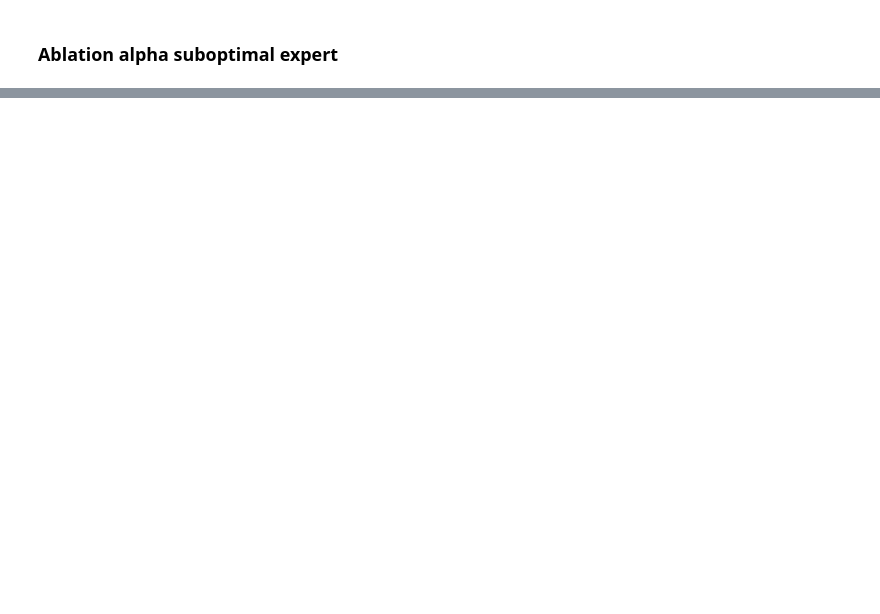
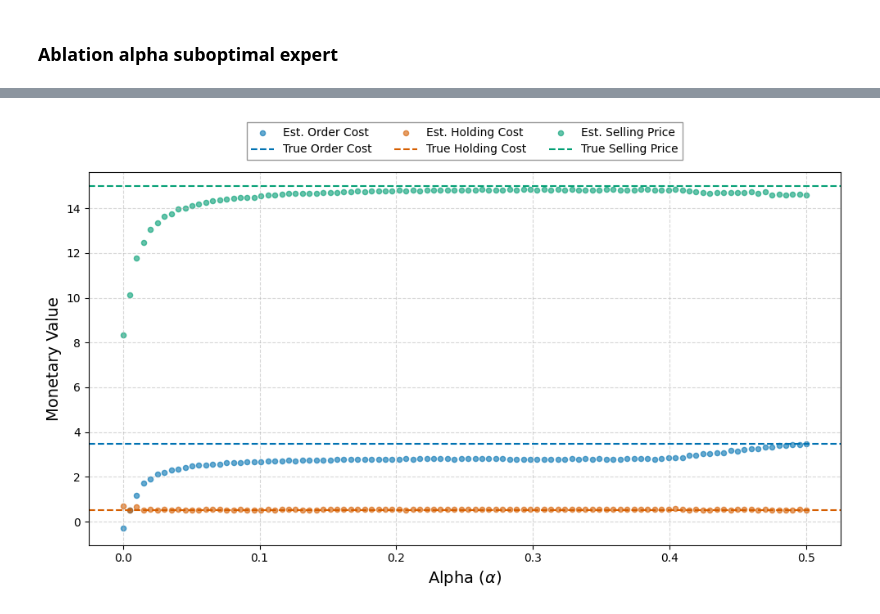
Before and after one commit to EstebanLeiva/apprenticeshiplearning, a Jupyter notebook: scripts/inventory.ipynb, the cells around one changed output, grey strips where cells are left out. Drawn from its saved outputs; the diff is of its cells as text; code cells hidden in the pictures; blank space fills up the shorter version.

```diff
--- a/scripts/inventory.ipynb
+++ b/scripts/inventory.ipynb
@@ -641,0 +499,13 @@ plt.show()
+# %%
+def get_muA(c, inventory):
+    mu_A = cp.Variable(len(inventory.mdp_forward.S) * len(inventory.mdp_forward.A))
+    objective = cp.Minimize(
+                            c @ mu_A
+                            )
+    constraints = [mu_A >= 0,
+                    (inventory.mdp_forward.T @ mu_A) == inventory.mdp_forward.v]
+    problem = cp.Problem(objective, constraints)
+
+    solver_kwargs = {"verbose": False}
+    problem.solve(cp.CLARABEL, **solver_kwargs)
+    return mu_A.value
@@ -641,0 +566,39 @@ plt.show()
+# %%
+results_order_cost = [cost[0] for cost in recovered_costs]
+results_holding_cost = [cost[1] for cost in recovered_costs]
+results_selling_price = [cost[2] for cost in recovered_costs]
+
+colors = {
+    'order': '#0072B2',   # Blue
+    'holding': '#D55E00', # Vermillion
+    'selling': '#009E73'  # Green
+}
+
+plt.figure(figsize=(10, 6))
+
+marker_alpha = 0.6
+marker_size = 20
+
+plt.scatter(alphas, results_order_cost, label='Est. Order Cost',
+            color=colors['order'], alpha=marker_alpha, marker='o', s=marker_size)
+plt.axhline(y=order_cost, color=colors['order'], linestyle='--', label='True Order Cost')
+
+plt.scatter(alphas, results_holding_cost, label='Est. Holding Cost',
+            color=colors['holding'], alpha=marker_alpha, marker='o', s=marker_size)
+plt.axhline(y=holding_cost, color=colors['holding'], linestyle='--', label='True Holding Cost')
+
+plt.scatter(alphas, results_selling_price, label='Est. Selling Price',
+            color=colors['selling'], alpha=marker_alpha, marker='o', s=marker_size)
+plt.axhline(y=selling_price, color=colors['selling'], linestyle='--', label='True Selling Price')
+
+plt.xlabel(r'Alpha ($\alpha$)', fontsize=14)
+plt.ylabel('Monetary Value', fontsize=14)
+plt.grid(True, linestyle='--', alpha=0.5)
+plt.legend(frameon=True, fancybox=False, edgecolor='black', ncol=3)
+plt.legend(loc='upper center', bbox_to_anchor=(0.5, 1.15), ncol=3, frameon=True, fancybox=False, edgecolor='gray')
+
+
+plt.tight_layout()
+plt.show()
+# %% [output]
+[figure, added]
```
Also changed, not shown: parts of 26 cells of this notebook, 14 other files.
